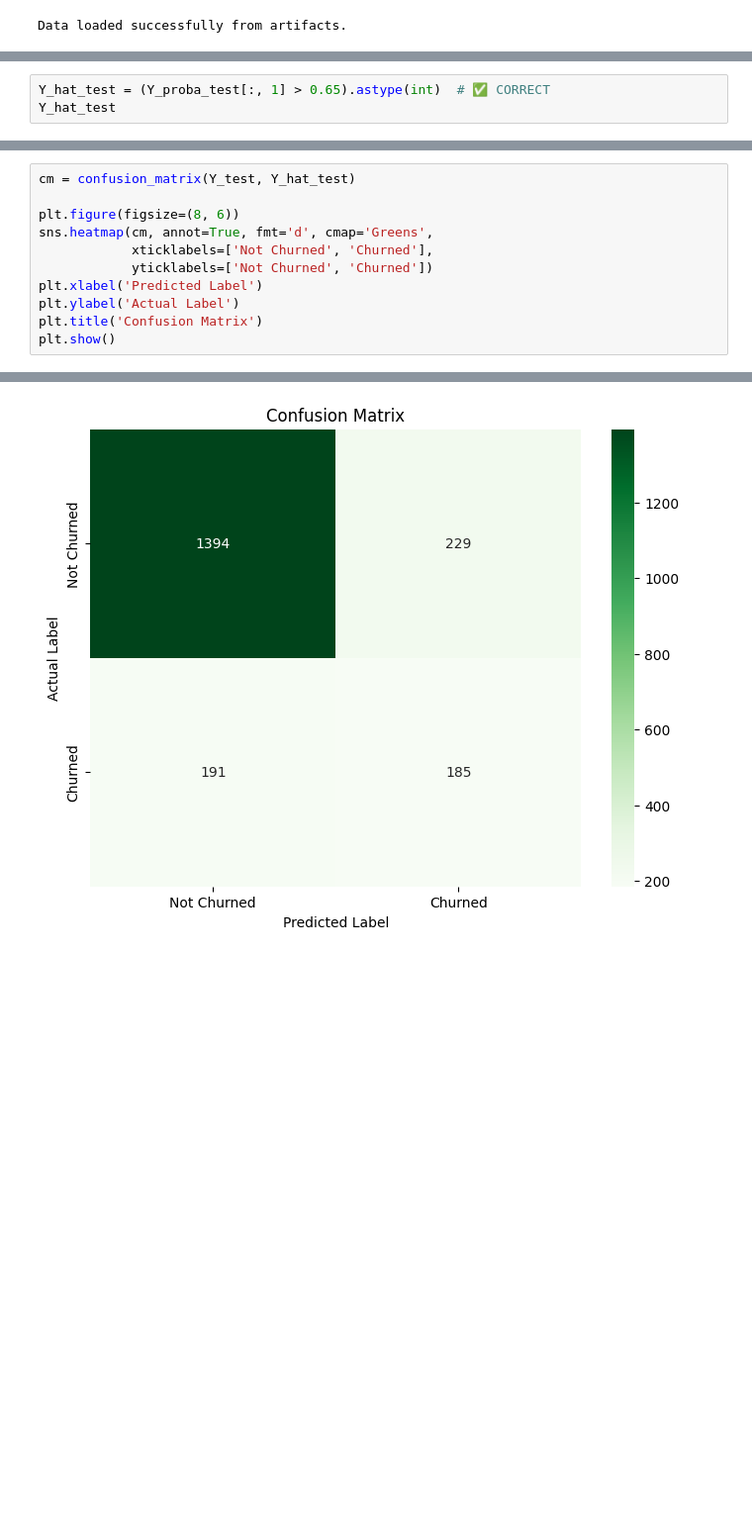
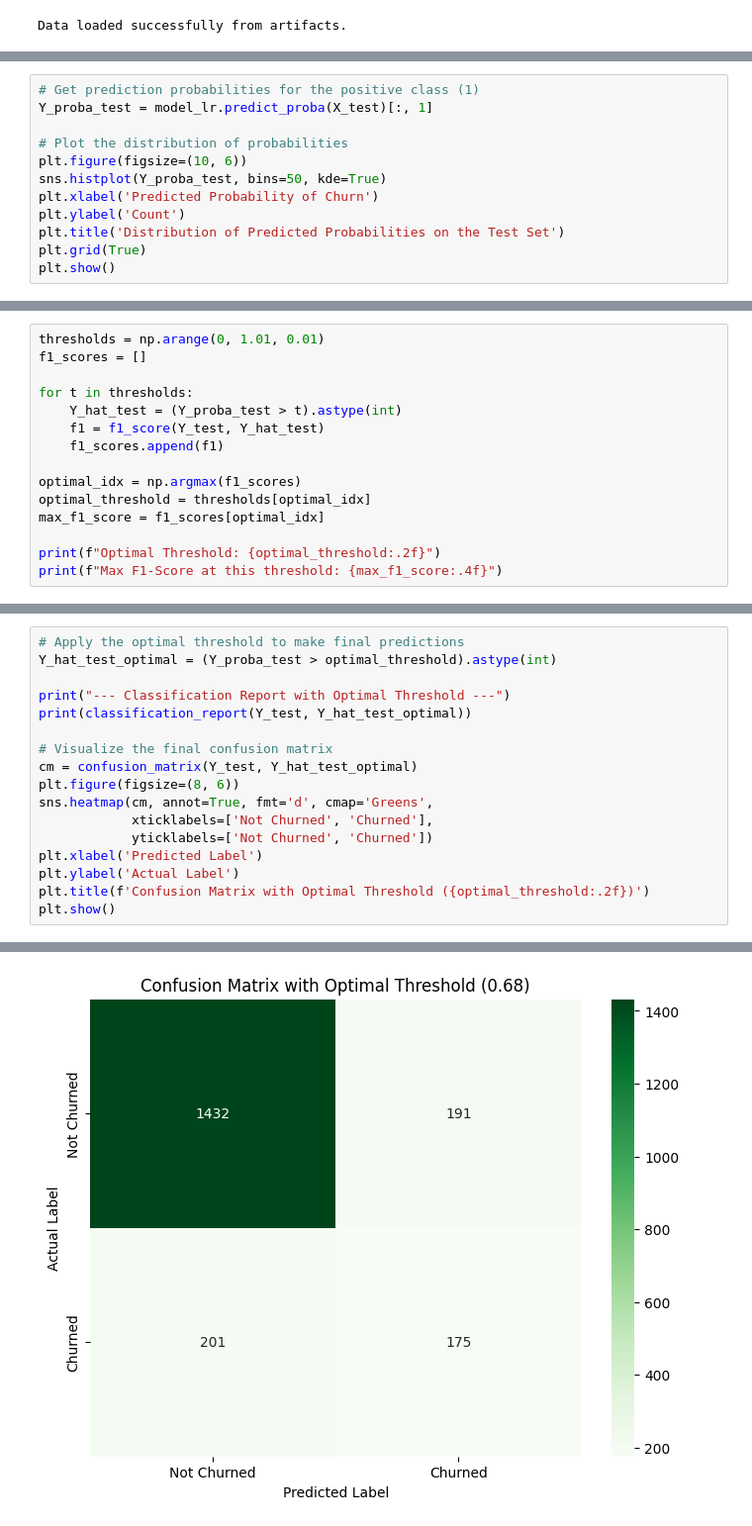
Before and after one commit to kavindus0/ChurnModelDeployment, a Jupyter notebook: 5_threshold_optimization.ipynb, the cells around one changed output, grey strips where cells are left out. Shown at 99% size. Saved outputs shown, nothing was run; the diff lists cells and outputs as text; blank space fills up the shorter version.

```diff
--- a/5_threshold_optimization.ipynb
+++ b/5_threshold_optimization.ipynb
@@ -65,3 +37,0 @@ plt.show()
-# %%
-Y_hat_test = (Y_proba_test[:, 1] > 0.65).astype(int)  # ✅ CORRECT
-Y_hat_test
@@ -69,0 +42,12 @@ array([0, 0, 0, ..., 0, 0, 1], shape=(1999,))
+# %%
+# Get prediction probabilities for the positive class (1)
+Y_proba_test = model_lr.predict_proba(X_test)[:, 1]
+
+# Plot the distribution of probabilities
+plt.figure(figsize=(10, 6))
+sns.histplot(Y_proba_test, bins=50, kde=True)
+plt.xlabel('Predicted Probability of Churn')
+plt.ylabel('Count')
+plt.title('Distribution of Predicted Probabilities on the Test Set')
+plt.grid(True)
+plt.show()
@@ -69,0 +60,15 @@ array([0, 0, 0, ..., 0, 0, 1], shape=(1999,))
+# %%
+thresholds = np.arange(0, 1.01, 0.01)
+f1_scores = []
+
+for t in thresholds:
+    Y_hat_test = (Y_proba_test > t).astype(int)
+    f1 = f1_score(Y_test, Y_hat_test)
+    f1_scores.append(f1)
+
+optimal_idx = np.argmax(f1_scores)
+optimal_threshold = thresholds[optimal_idx]
+max_f1_score = f1_scores[optimal_idx]
+
+print(f"Optimal Threshold: {optimal_threshold:.2f}")
+print(f"Max F1-Score at this threshold: {max_f1_score:.4f}")
@@ -70,12 +94,18 @@ array([0, 0, 0, ..., 0, 0, 1], shape=(1999,))
 # %%
-cm = confusion_matrix(Y_test, Y_hat_test)
+# Apply the optimal threshold to make final predictions
+Y_hat_test_optimal = (Y_proba_test > optimal_threshold).astype(int)
 
+print("--- Classification Report with Optimal Threshold ---")
+print(classification_report(Y_test, Y_hat_test_optimal))
+
+# Visualize the final confusion matrix
+cm = confusion_matrix(Y_test, Y_hat_test_optimal)
 plt.figure(figsize=(8, 6))
 sns.heatmap(cm, annot=True, fmt='d', cmap='Greens',
             xticklabels=['Not Churned', 'Churned'],
             yticklabels=['Not Churned', 'Churned'])
 plt.xlabel('Predicted Label')
 plt.ylabel('Actual Label')
-plt.title('Confusion Matrix')
+plt.title(f'Confusion Matrix with Optimal Threshold ({optimal_threshold:.2f})')
 plt.show()
 # %% [output]
@@ -82 +121 @@ plt.show()
-[figure, old version]
+[figure, new version]
```
Also changed, not shown: parts of 19 cells of this notebook.
